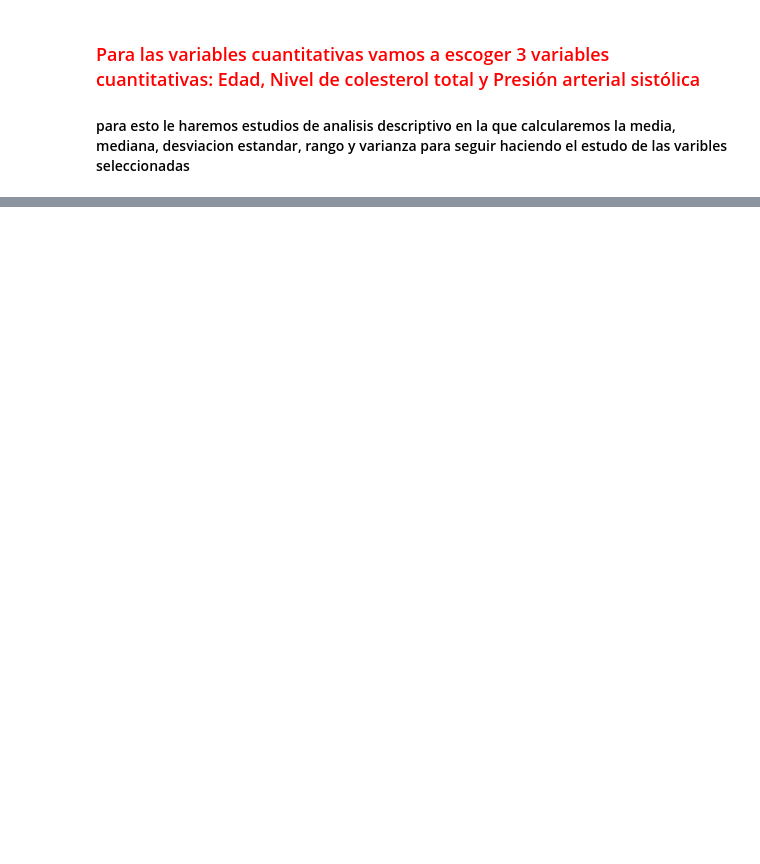
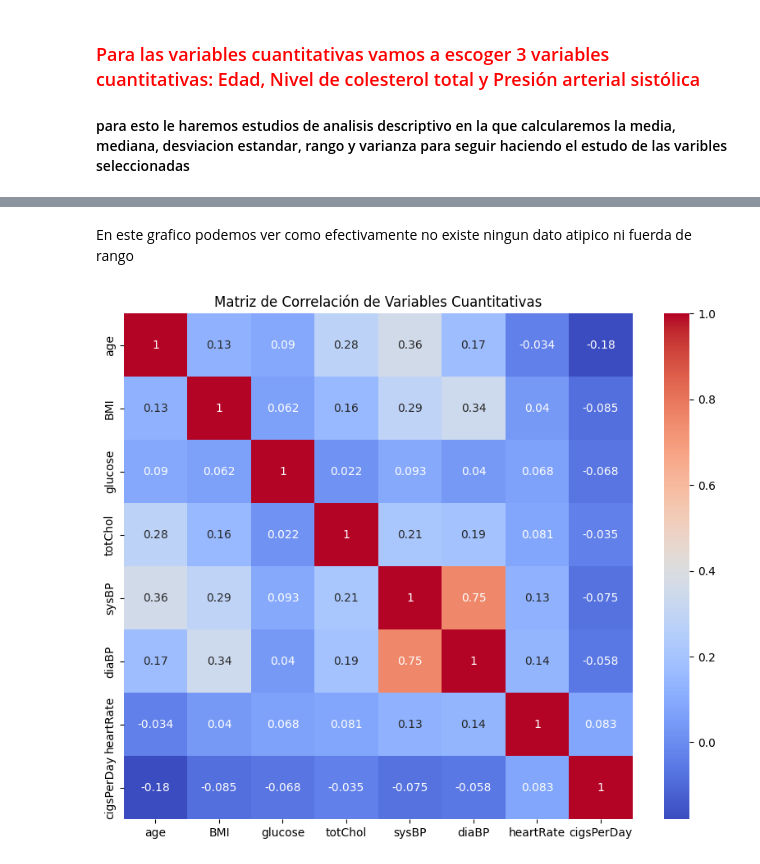
Before and after one commit to martingom4/Data-Science, a Jupyter notebook: Estadistica_con_python/Prueba-final/Prueba-Final-Martin-Gomez.ipynb, the cells around one changed output, grey strips where cells are left out. Saved outputs shown, nothing was run; the diff lists cells and outputs as text; code cells hidden in the pictures; blank space fills up the shorter version.

```diff
--- a/Estadistica_con_python/Prueba-final/Prueba-Final-Martin-Gomez.ipynb
+++ b/Estadistica_con_python/Prueba-final/Prueba-Final-Martin-Gomez.ipynb
@@ -44,0 +216,14 @@ print (media)
+# %% [markdown]
+En este grafico podemos ver como efectivamente no existe ningun dato atipico ni fuerda de rango
+# %%
+#4 ¿Qué variables cuantitativas presentan mayor correlación?
+# Calcular la matriz de correlación para las variables cuantitativas
+correlacion= data_clean[columnas_cuantitativas].corr()
+
+# Visualizar la matriz de correlación
+plt.figure(figsize=(10, 8))
+sns.heatmap(correlacion, annot=True, cmap='coolwarm')
+plt.title("Matriz de Correlación de Variables Cuantitativas")
+plt.show()
+# %% [output]
+[figure, added]
```
Also changed, not shown: parts of 29 cells of this notebook, 1 other file.
